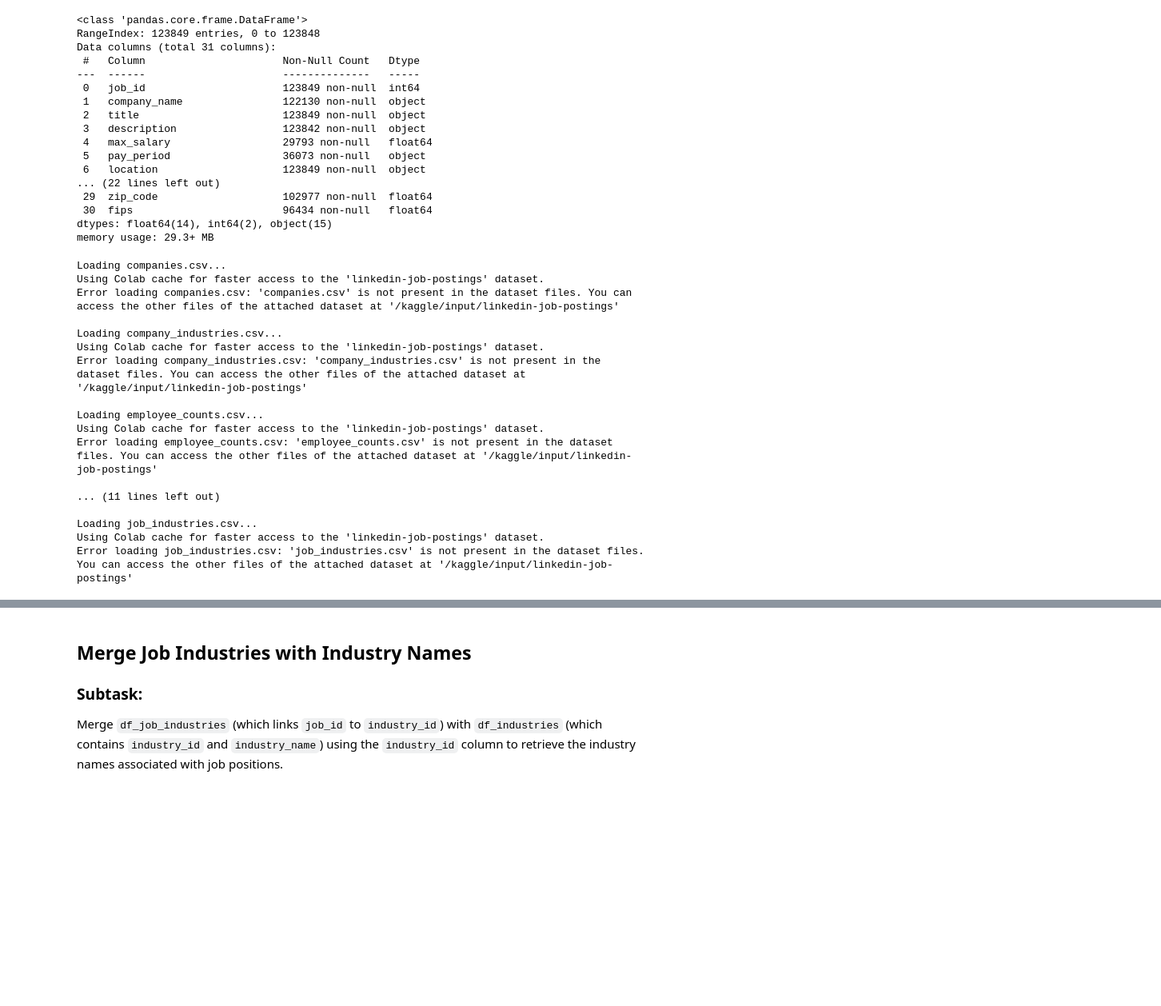
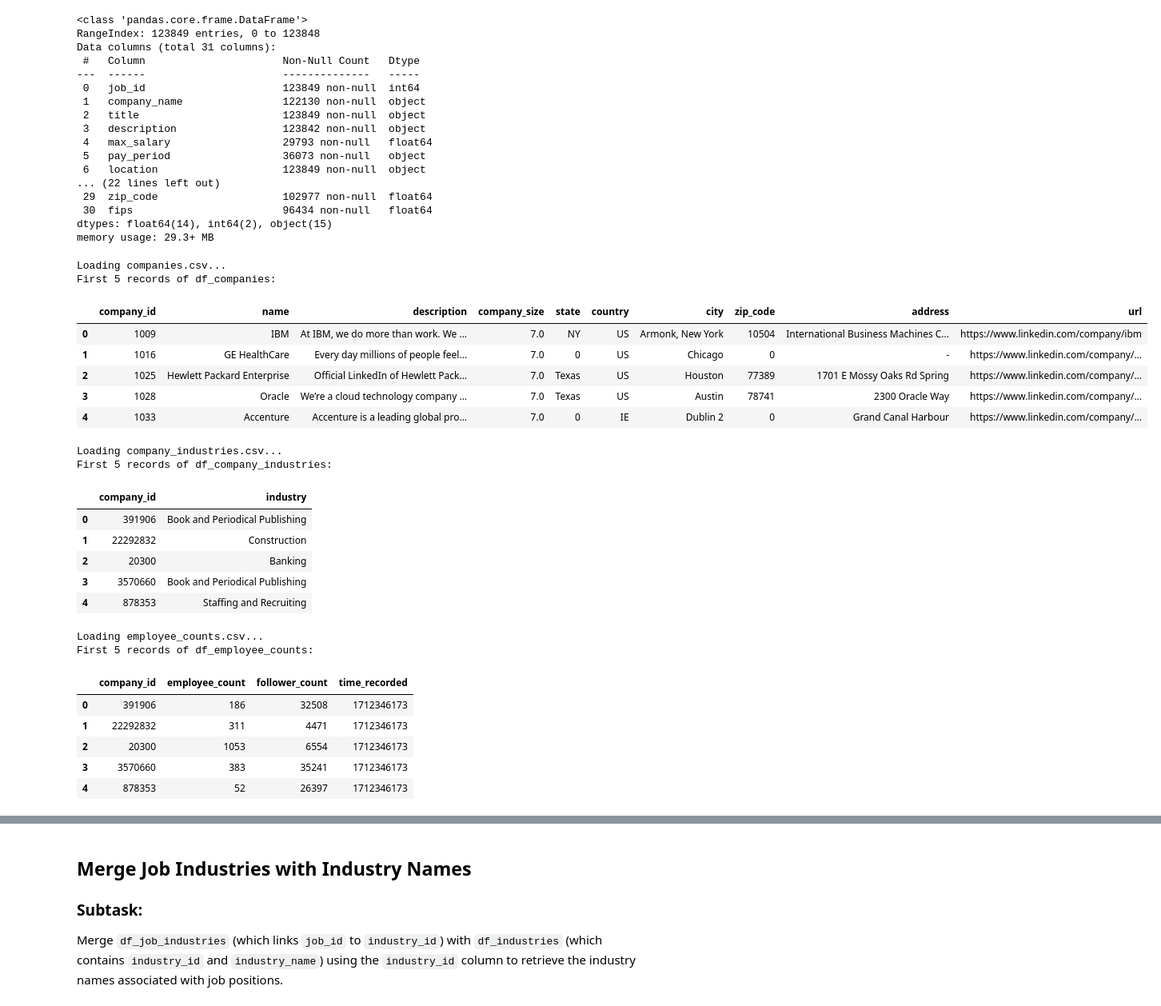
Before and after one commit to gettokeroro/DADS5001_MINI_PROJECT, a Jupyter notebook: Job_Application_Analysis.ipynb, the cells around one changed output, grey strips where cells are left out. Shown at 80% size. Saved outputs shown, nothing was run; the diff lists cells and outputs as text; code cells hidden in the pictures; blank space fills up the shorter version.

```diff
--- a/Job_Application_Analysis.ipynb
+++ b/Job_Application_Analysis.ipynb
@@ -62,53 +53,63 @@ memory usage: 29.3+ MB
 # %%
 import kagglehub
 from kagglehub import KaggleDatasetAdapter
 import pandas as pd
+import os
 
-# List of additional files to load
-additional_files = [
-    "companies.csv",
-    "company_industries.csv",
-    "employee_counts.csv",
-    "industries.csv",
-    "skills.csv",
-    "job_skills.csv",
-    "job_industries.csv"
-]
+# Base path for the dataset files
+DATASET_PATH = "/kaggle/input/linkedin-job-postings/"
+
+# Dictionary to map file names to their respective subdirectories
+file_subdirs = {
+    "companies.csv": "companies/",
+    "company_industries.csv": "companies/",
+    "employee_counts.csv": "companies/",
+    "industries.csv": "mappings/",
+    "skills.csv": "mappings/",
+    "job_skills.csv": "jobs/",
+    "job_industries.csv": "jobs/"
+}
+
+# List of additional files to load (keys of the dictionary)
+additional_files = list(file_subdirs.keys())
 
 # Load each file into a separate DataFrame
 for file_name in additional_files:
     print(f"\nLoading {file_name}...")
     try:
-        # The dataset name is the same as before
-        df_name = file_name.replace('.csv', '') # Create a meaningful DataFrame name
-        globals()[f'df_{df_name}'] = kagglehub.dataset_load(
-            KaggleDatasetAdapter.PANDAS,
-            "arshkon/linkedin-job-postings",
-            file_name
-        )
+        # Create a meaningful DataFrame name (e.g., df_companies)
+        df_name = file_name.replace('.csv', '')
+        # Construct the full path using the subdirectory information
+        full_file_path = os.path.join(DATASET_PATH, file_subdirs[file_name], file_name)
+        globals()[f'df_{df_name}'] = pd.read_csv(full_file_path)
         print(f"First 5 records of df_{df_name}:")
         display(globals()[f'df_{df_name}'].head())
     except Exception as e:
         print(f"Error loading {file_name}: {e}")
 
 # You can now access these DataFrames using names like df_companies, df_industries, etc.
-# For example, to view df_companies:
-# display(df_companies.head())
 # %% [output]
 Loading companies.csv...
-Using Colab cache for faster access to the 'linkedin-job-postings' dataset.
-Error loading companies.csv: 'companies.csv' is not present in the dataset files. You can access the other files of the attached dataset at '/kaggle/input/linkedin-job-postings'
-
-Loading company_industries.csv...
-Using Colab cache for faster access to the 'linkedin-job-postings' dataset.
-Error loading company_industries.csv: 'company_industries.csv' is not present in the dataset files. You can access the other files of the attached dataset at '/kaggle/input/linkedin-job-postings'
-
-Loading employee_counts.csv...
-Using Colab cache for faster access to the 'linkedin-job-postings' dataset.
-Error loading employee_counts.csv: 'employee_counts.csv' is not present in the dataset files. You can access the other files of the attached dataset at '/kaggle/input/linkedin-job-postings'
-
-... (11 lines left out)
-
-Loading job_industries.csv...
-Using Colab cache for faster access to the 'linkedin-job-postings' dataset.
-Error loading job_industries.csv: 'job_industries.csv' is not present in the dataset files. You can access the other files of the attached dataset at '/kaggle/input/linkedin-job-postings'
+First 5 records of df_companies:
+|  | company_id | name | description | company_size | state | country | city | zip_code | address | url |
+| 0 | 1009 | IBM | At IBM, we do more than work. We ... | 7.0 | NY | US | Armonk, New York | 10504 | International Business Machines C... | https://www.linkedin.com/company/ibm |
+| 1 | 1016 | GE HealthCare | Every day millions of people feel... | 7.0 | 0 | US | Chicago | 0 | - | https://www.linkedin.com/company/... |
+| 2 | 1025 | Hewlett Packard Enterprise | Official LinkedIn of Hewlett Pack... | 7.0 | Texas | US | Houston | 77389 | 1701 E Mossy Oaks Rd Spring | https://www.linkedin.com/company/... |
+| 3 | 1028 | Oracle | We’re a cloud technology company ... | 7.0 | Texas | US | Austin | 78741 | 2300 Oracle Way | https://www.linkedin.com/company/... |
+| 4 | 1033 | Accenture | Accenture is a leading global pro... | 7.0 | 0 | IE | Dublin 2 | 0 | Grand Canal Harbour | https://www.linkedin.com/company/... |
+Loading company_industries.csv...
+First 5 records of df_company_industries:
+|  | company_id | industry |
+| 0 | 391906 | Book and Periodical Publishing |
+| 1 | 22292832 | Construction |
+| 2 | 20300 | Banking |
+| 3 | 3570660 | Book and Periodical Publishing |
+| 4 | 878353 | Staffing and Recruiting |
+Loading employee_counts.csv...
+First 5 records of df_employee_counts:
+|  | company_id | employee_count | follower_count | time_recorded |
+| 0 | 391906 | 186 | 32508 | 1712346173 |
+| 1 | 22292832 | 311 | 4471 | 1712346173 |
+| 2 | 20300 | 1053 | 6554 | 1712346173 |
+| 3 | 3570660 | 383 | 35241 | 1712346173 |
+| 4 | 878353 | 52 | 26397 | 1712346173 |
```
Also changed, not shown: parts of 5 cells of this notebook.
